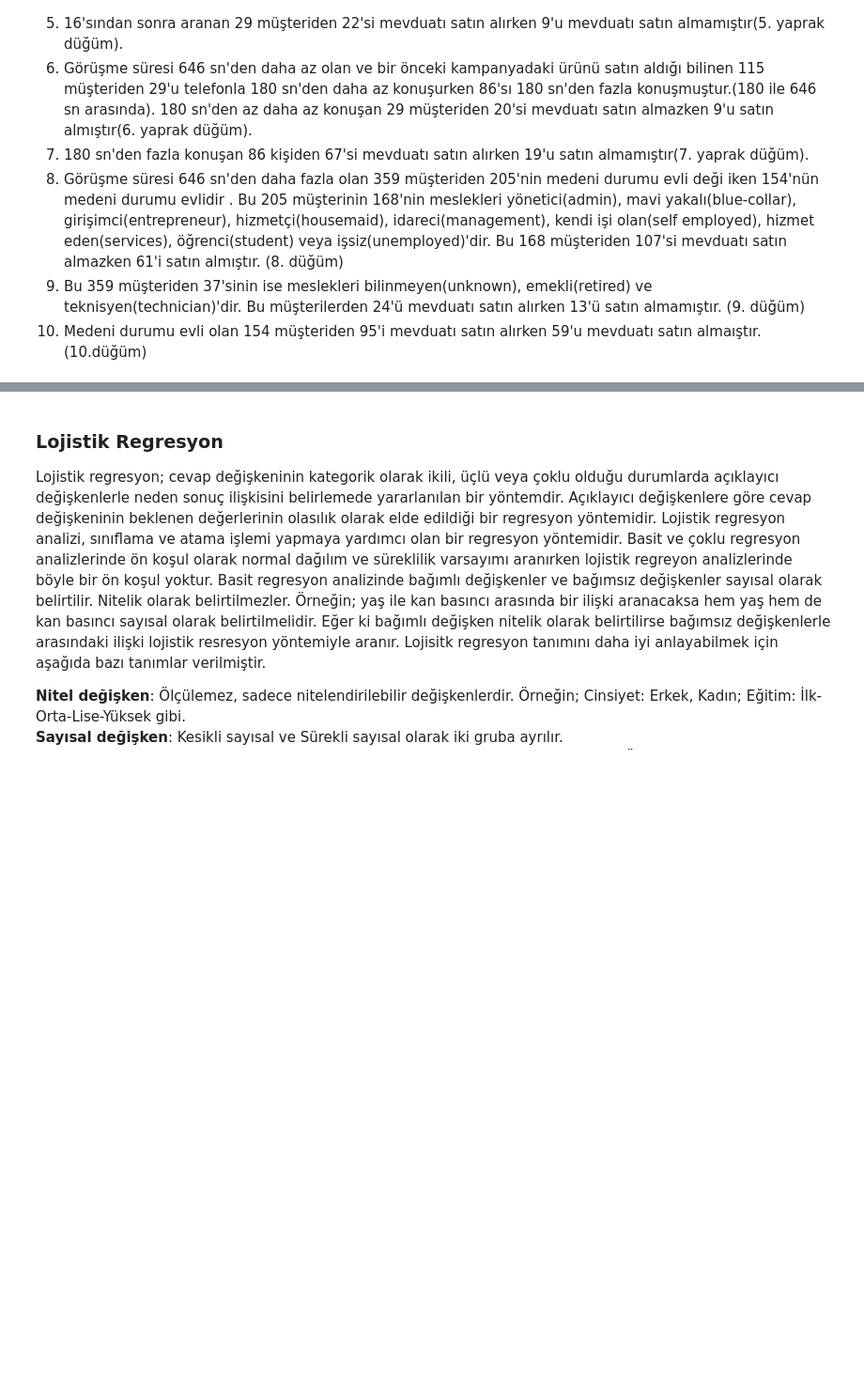
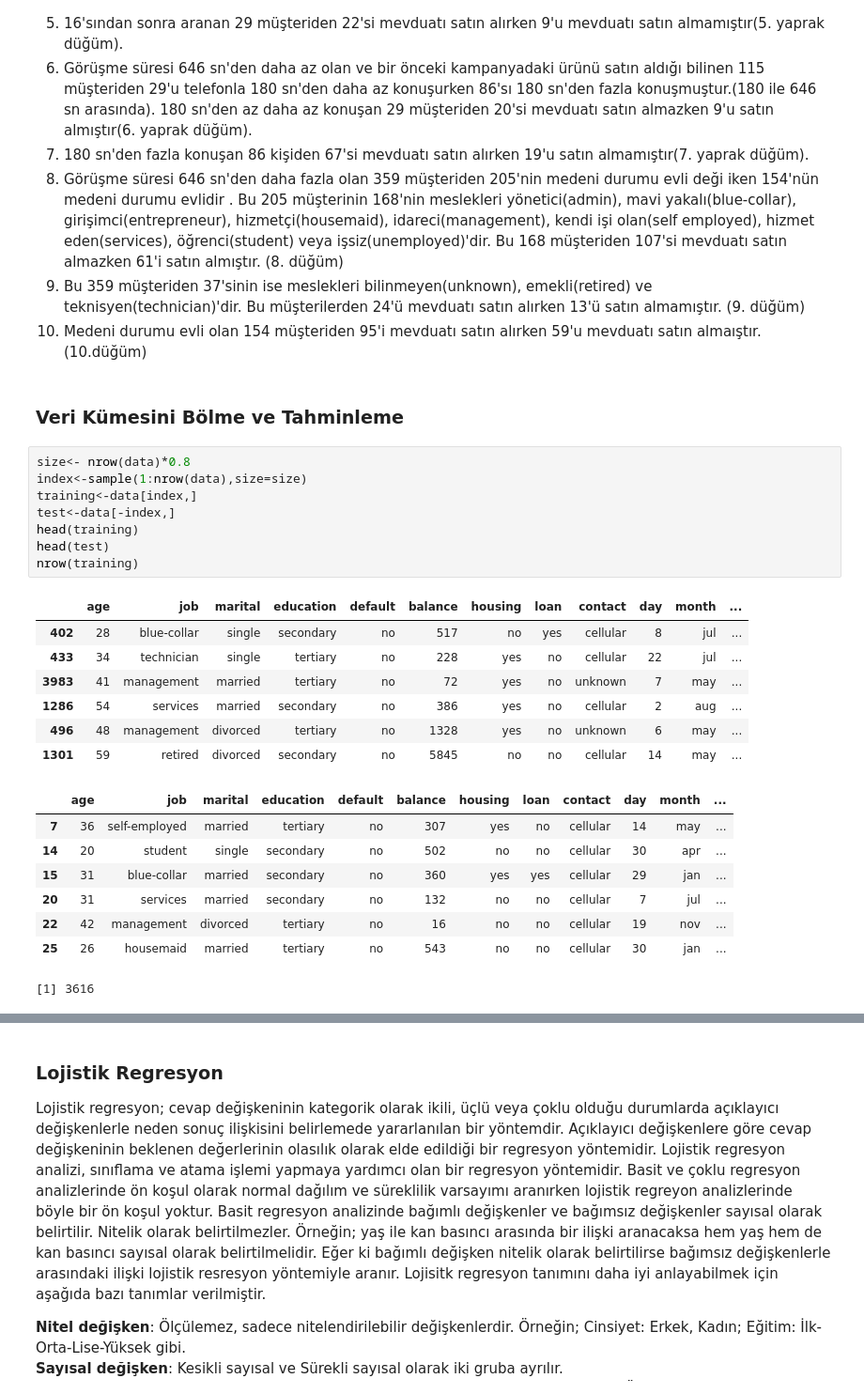
Before and after one commit to uygunel/eu1, a Jupyter notebook: TEMPLATE.ipynb, the cells around one changed output, grey strips where cells are left out. Shown at 94% size. Cells and saved outputs as stored; diff of their text form; blank space fills up the shorter version.

```diff
--- a/TEMPLATE.ipynb
+++ b/TEMPLATE.ipynb
@@ -147,3 +165,29 @@ Parametrelerin kullanımı;
 8. Görüşme süresi 646 sn'den daha fazla olan 359 müşteriden 205'nin medeni durumu evli deği iken 154'nün medeni durumu evlidir . Bu 205 müşterinin 168'nin meslekleri yönetici(admin), mavi yakalı(blue-collar), girişimci(entrepreneur), hizmetçi(housemaid), idareci(management), kendi işi olan(self employed), hizmet eden(services), öğrenci(student) veya işsiz(unemployed)'dir. Bu 168 müşteriden 107'si mevduatı satın almazken 61'i satın almıştır. (8. düğüm)
 9. Bu 359 müşteriden 37'sinin ise meslekleri bilinmeyen(unknown), emekli(retired) ve teknisyen(technician)'dir. Bu müşterilerden 24'ü mevduatı satın alırken 13'ü satın almamıştır. (9. düğüm)
 10. Medeni durumu evli olan 154 müşteriden 95'i mevduatı satın alırken 59'u mevduatı satın almaıştır. (10.düğüm)
+# %% [markdown]
+### Veri Kümesini Bölme ve Tahminleme
+# %%
+size<- nrow(data)*0.8
+index<-sample(1:nrow(data),size=size)
+training<-data[index,]
+test<-data[-index,]
+head(training)
+head(test)
+nrow(training)
+# %% [output]
+|  | age | job | marital | education | default | balance | housing | loan | contact | day | month | ... |
+| 402 | 28 | blue-collar | single | secondary | no | 517 | no | yes | cellular | 8 | jul | ... |
+| 433 | 34 | technician | single | tertiary | no | 228 | yes | no | cellular | 22 | jul | ... |
+| 3983 | 41 | management | married | tertiary | no | 72 | yes | no | unknown | 7 | may | ... |
+| 1286 | 54 | services | married | secondary | no | 386 | yes | no | cellular | 2 | aug | ... |
+| 496 | 48 | management | divorced | tertiary | no | 1328 | yes | no | unknown | 6 | may | ... |
+| 1301 | 59 | retired | divorced | secondary | no | 5845 | no | no | cellular | 14 | may | ... |
+|  | age | job | marital | education | default | balance | housing | loan | contact | day | month | ... |
+| 7 | 36 | self-employed | married | tertiary | no | 307 | yes | no | cellular | 14 | may | ... |
+| 14 | 20 | student | single | secondary | no | 502 | no | no | cellular | 30 | apr | ... |
+| 15 | 31 | blue-collar | married | secondary | no | 360 | yes | yes | cellular | 29 | jan | ... |
+| 20 | 31 | services | married | secondary | no | 132 | no | no | cellular | 7 | jul | ... |
+| 22 | 42 | management | divorced | tertiary | no | 16 | no | no | cellular | 19 | nov | ... |
+| 25 | 26 | housemaid | married | tertiary | no | 543 | no | no | cellular | 30 | jan | ... |
+[1] 3616
```
Also changed, not shown: parts of 11 cells of this notebook.
